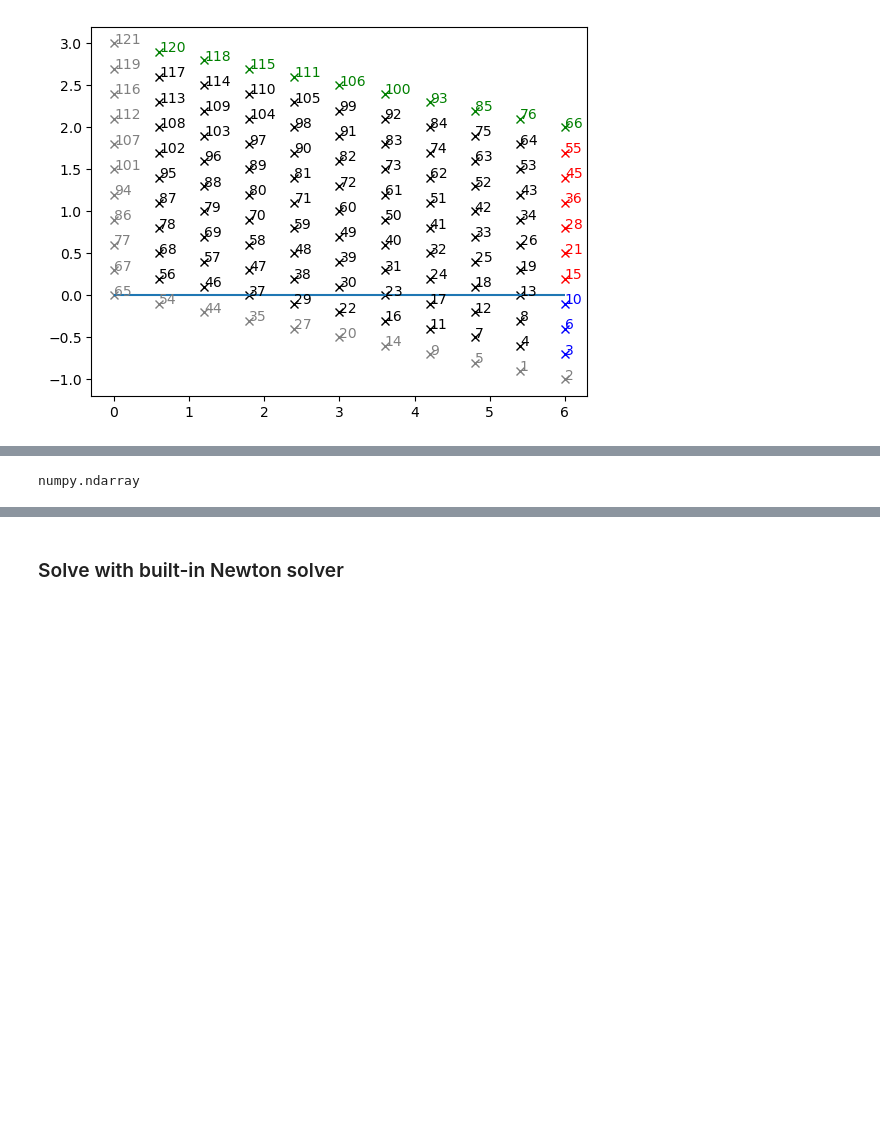
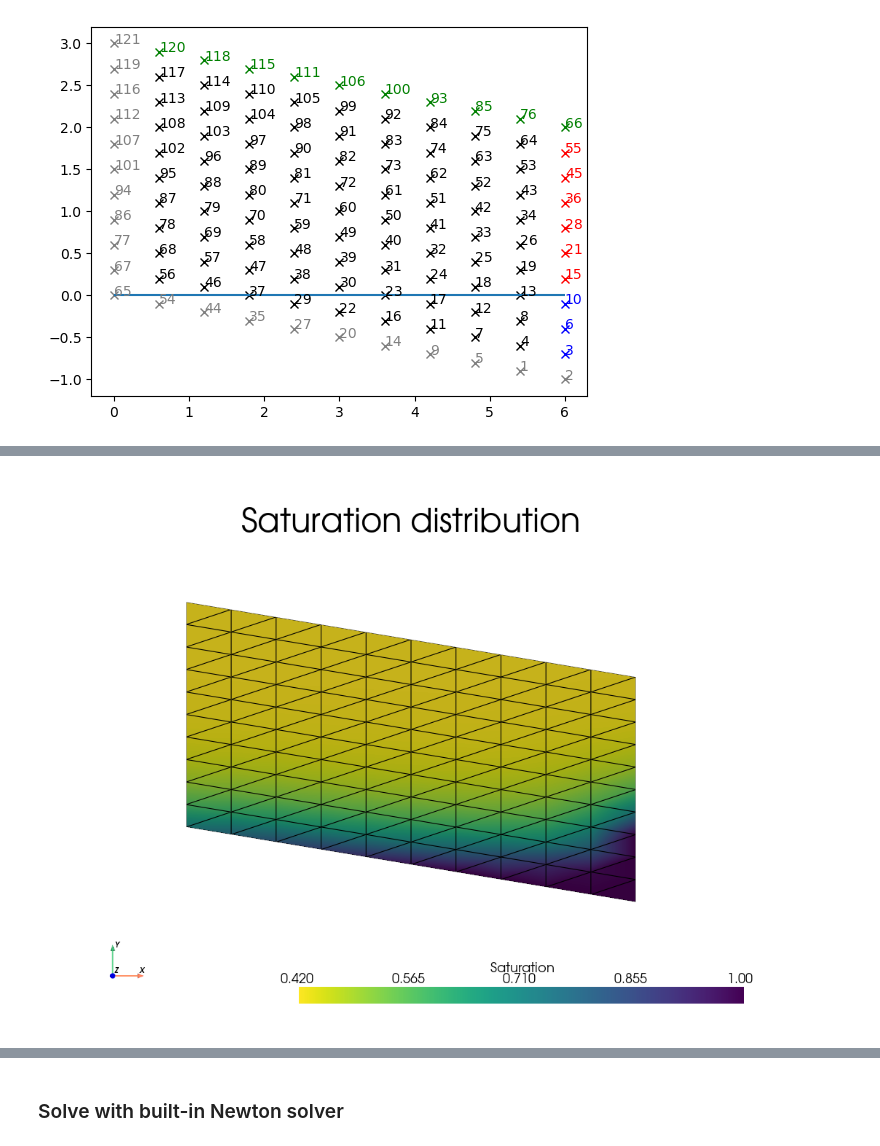
Before and after one commit to lannika-ut/ScientificPractice, a Jupyter notebook: FiniteElements/Richards.ipynb, the cells around one changed output, grey strips where cells are left out. Drawn from its saved outputs; the diff is of its cells as text; code cells hidden in the pictures; blank space fills up the shorter version.

```diff
--- a/FiniteElements/Richards.ipynb
+++ b/FiniteElements/Richards.ipynb
@@ -337,5 +332,9 @@ EmbeddableWidget(value='<iframe srcdoc="<!DOCTYPE html>\n<html>\n  <head>\n    <
 # %%
-S = (1 + (alpha * u.x.array)**N)**((1 - N) / N)
-type(S)
+def Saturation(h_c):
+    S = (1 + (alpha * h_c)**N)**((1 - N) / N)
+    return S
+
+S = Saturation(u.x.array)
+plotScalarFunction(V, S, name="Saturation", title="Saturation distribution", fct_as_array=True, cmap="viridis_r")
 # %% [output]
-numpy.ndarray
+[figure, added]
```
Also changed, not shown: parts of 18 cells of this notebook, 2 other files.
